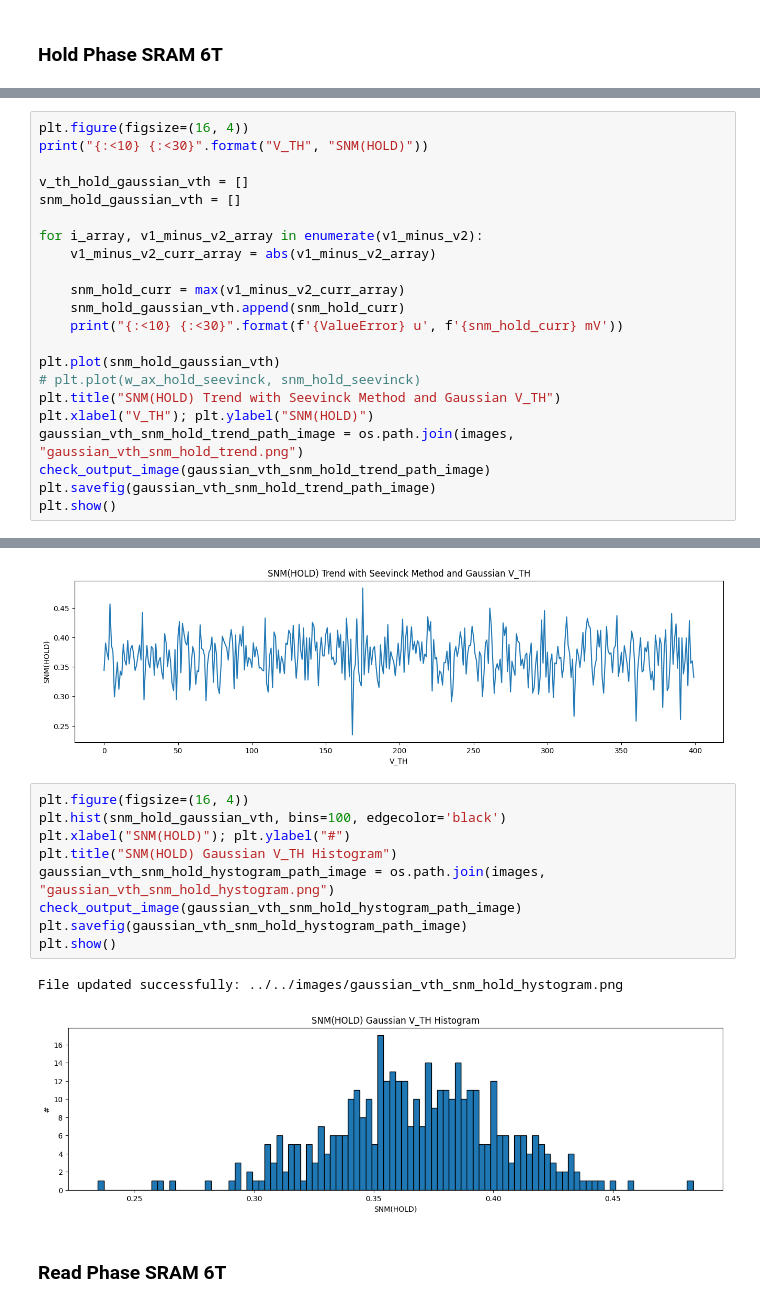
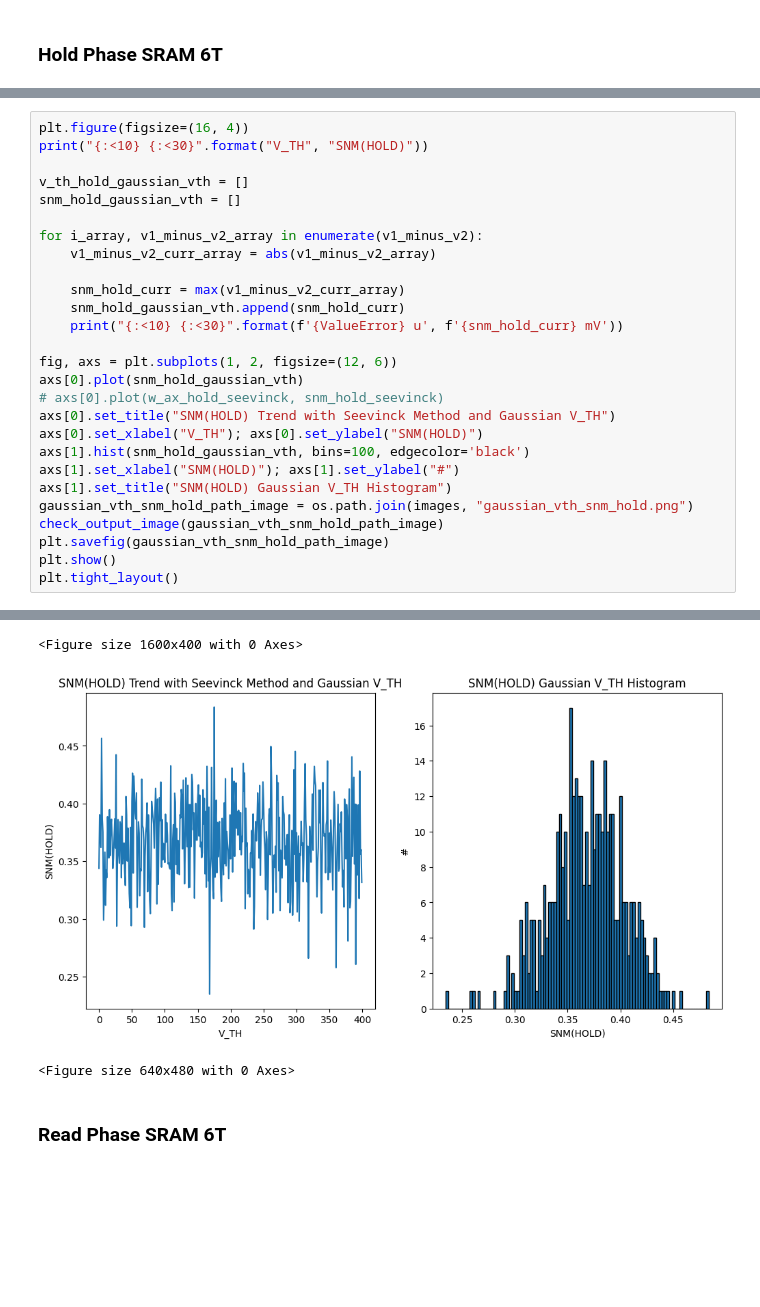
Before and after one commit to gubbriaco/sram-analysis, a Jupyter notebook: python/drv-analysis/drv_analysis.ipynb, the cells around one changed output, grey strips where cells are left out. Drawn from its saved outputs; the diff is of its cells as text; blank space fills up the shorter version.

```diff
--- a/python/drv-analysis/drv_analysis.ipynb
+++ b/python/drv-analysis/drv_analysis.ipynb
@@ -558,14 +557,19 @@ for i_array, v1_minus_v2_array in enumerate(v1_minus_v2):
     snm_hold_gaussian_vth.append(snm_hold_curr)
     print("{:<10} {:<30}".format(f'{ValueError} u', f'{snm_hold_curr} mV'))
 
-plt.plot(snm_hold_gaussian_vth)
-# plt.plot(w_ax_hold_seevinck, snm_hold_seevinck)
-plt.title("SNM(HOLD) Trend with Seevinck Method and Gaussian V_TH")
-plt.xlabel("V_TH"); plt.ylabel("SNM(HOLD)")
-gaussian_vth_snm_hold_trend_path_image = os.path.join(images, "gaussian_vth_snm_hold_trend.png")
-check_output_image(gaussian_vth_snm_hold_trend_path_image)
-plt.savefig(gaussian_vth_snm_hold_trend_path_image)
+fig, axs = plt.subplots(1, 2, figsize=(12, 6))
+axs[0].plot(snm_hold_gaussian_vth)
+# axs[0].plot(w_ax_hold_seevinck, snm_hold_seevinck)
+axs[0].set_title("SNM(HOLD) Trend with Seevinck Method and Gaussian V_TH")
+axs[0].set_xlabel("V_TH"); axs[0].set_ylabel("SNM(HOLD)")
+axs[1].hist(snm_hold_gaussian_vth, bins=100, edgecolor='black')
+axs[1].set_xlabel("SNM(HOLD)"); axs[1].set_ylabel("#")
+axs[1].set_title("SNM(HOLD) Gaussian V_TH Histogram")
+gaussian_vth_snm_hold_path_image = os.path.join(images, "gaussian_vth_snm_hold.png")
+check_output_image(gaussian_vth_snm_hold_path_image)
+plt.savefig(gaussian_vth_snm_hold_path_image)
 plt.show()
+plt.tight_layout()
 # %% [output]
 V_TH       SNM(HOLD)
 <class 'ValueError'> u 0.34377580881118774 mV
@@ -587,15 +591,5 @@ File created successfully: ../../images/gaussian_vth_snm_hold_trend.png
+<Figure size 1600x400 with 0 Axes>
-[figure, old version]
+[figure, new version]
+<Figure size 640x480 with 0 Axes>
-# %%
-plt.figure(figsize=(16, 4))
-plt.hist(snm_hold_gaussian_vth, bins=100, edgecolor='black')
-plt.xlabel("SNM(HOLD)"); plt.ylabel("#")
-plt.title("SNM(HOLD) Gaussian V_TH Histogram")
-gaussian_vth_snm_hold_hystogram_path_image = os.path.join(images, "gaussian_vth_snm_hold_hystogram.png")
-check_output_image(gaussian_vth_snm_hold_hystogram_path_image)
-plt.savefig(gaussian_vth_snm_hold_hystogram_path_image)
-plt.show()
-# %% [output]
-File updated successfully: ../../images/gaussian_vth_snm_hold_hystogram.png
-[figure, removed]
 # %% [markdown]
 <h3>Read Phase SRAM 6T</h3>
```
Also changed, not shown: parts of 4 cells of this notebook, 21 other files.
